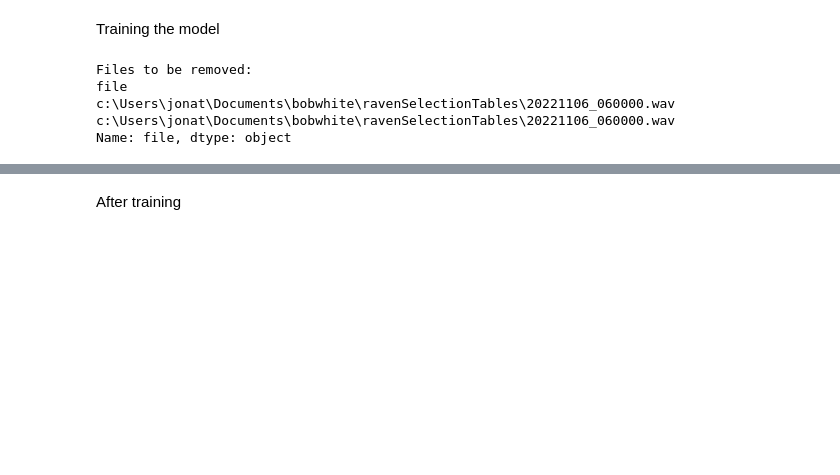
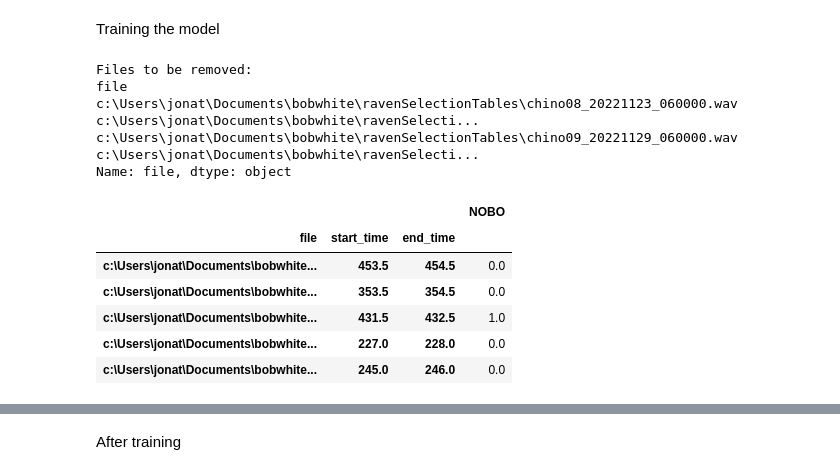
Before and after one commit to Fartedbutpooped27/BirdCoding, a Jupyter notebook: usingRavenNOBO.ipynb, the cells around one changed output, grey strips where cells are left out. Drawn from its saved outputs; the diff is of its cells as text; code cells hidden in the pictures; blank space fills up the shorter version.

```diff
--- a/usingRavenNOBO.ipynb
+++ b/usingRavenNOBO.ipynb
@@ -224,8 +259,8 @@ audio_location = glob(os.path.join(relative_folder_path, "*.wav"))
 #change labels
 labels = all_annotations.one_hot_clip_labels(
   clip_duration=1,
-  clip_overlap=0.5,
-  min_label_overlap=0.1,
+  clip_overlap=0.5,#.5
+  min_label_overlap=0.2,
   class_subset=class_list, #maybe we can add NOBO?
   audio_files= audio_location
 )
@@ -268,7 +303,7 @@ import shutup; shutup.please()
 num_files_to_remove = int(0.1 * labels.index.get_level_values('file').nunique())
 
 # Get a random sample of file names to remove
-files_to_remove = labels.index.get_level_values('file').unique().to_series().sample(n=num_files_to_remove, random_state=5)
+files_to_remove = labels.index.get_level_values('file').unique().to_series().sample(n=num_files_to_remove, random_state=7)
 
 # Print the filenames that are being removed
 print("Files to be removed:")
@@ -281,16 +316,33 @@ testing_df = labels[labels.index.get_level_values('file').isin(files_to_remove)]
 labels_filtered = labels[~labels.index.get_level_values('file').isin(files_to_remove)]
 
 # Split the DataFrame based on unique values in the 'file' column
-train_files, validation_files = train_test_split(labels_filtered.index.get_level_values('file').unique(), test_size=0.2, random_state=1)
+train_files, validation_files = train_test_split(labels_filtered.index.get_level_values('file').unique(), test_size=0.2, random_state=27)
 
 # Filter the labels DataFrame based on the split file names
 train_df = labels_filtered[labels_filtered.index.get_level_values('file').isin(train_files)]
 validation_df = labels_filtered[labels_filtered.index.get_level_values('file').isin(validation_files)]
+
+# Randomly shuffle the rows of train_df
+train_df = train_df.sample(frac=1)
+
+# Randomly shuffle the rows of valid_df
+validation_df = validation_df.sample(frac=1)
 # %% [output]
 Files to be removed:
 file
-c:\Users\jonat\Documents\bobwhite\ravenSelectionTables\20221106_060000.wav    c:\Users\jonat\Documents\bobwhite\ravenSelectionTables\20221106_060000.wav
+c:\Users\jonat\Documents\bobwhite\ravenSelectionTables\chino08_20221123_060000.wav    c:\Users\jonat\Documents\bobwhite\ravenSelecti...
+c:\Users\jonat\Documents\bobwhite\ravenSelectionTables\chino09_20221129_060000.wav    c:\Users\jonat\Documents\bobwhite\ravenSelecti...
 Name: file, dtype: object
+# %%
+train_df.head()
+# %% [output]
+|  |  |  | NOBO |
+| file | start_time | end_time |  |
+| c:\Users\jonat\Documents\bobwhite... | 453.5 | 454.5 | 0.0 |
+| c:\Users\jonat\Documents\bobwhite... | 353.5 | 354.5 | 0.0 |
+| c:\Users\jonat\Documents\bobwhite... | 431.5 | 432.5 | 1.0 |
+| c:\Users\jonat\Documents\bobwhite... | 227.0 | 228.0 | 0.0 |
+| c:\Users\jonat\Documents\bobwhite... | 245.0 | 246.0 | 0.0 |
 # %%
 print(len(train_df))
 print(len(validation_df))
```
Also changed, not shown: parts of 21 cells of this notebook.
